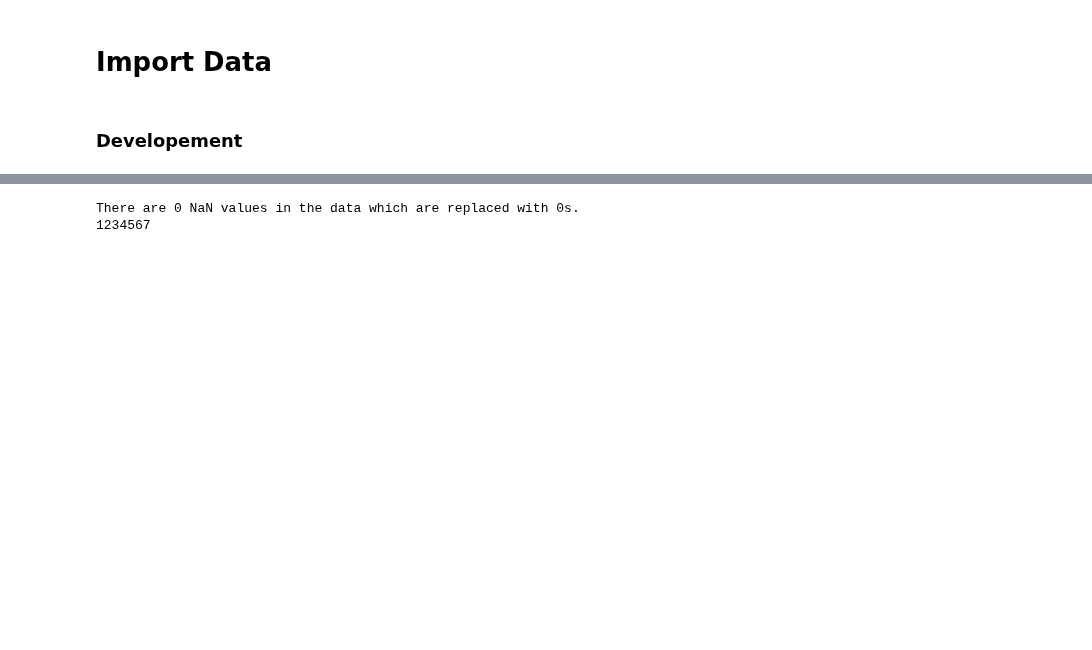
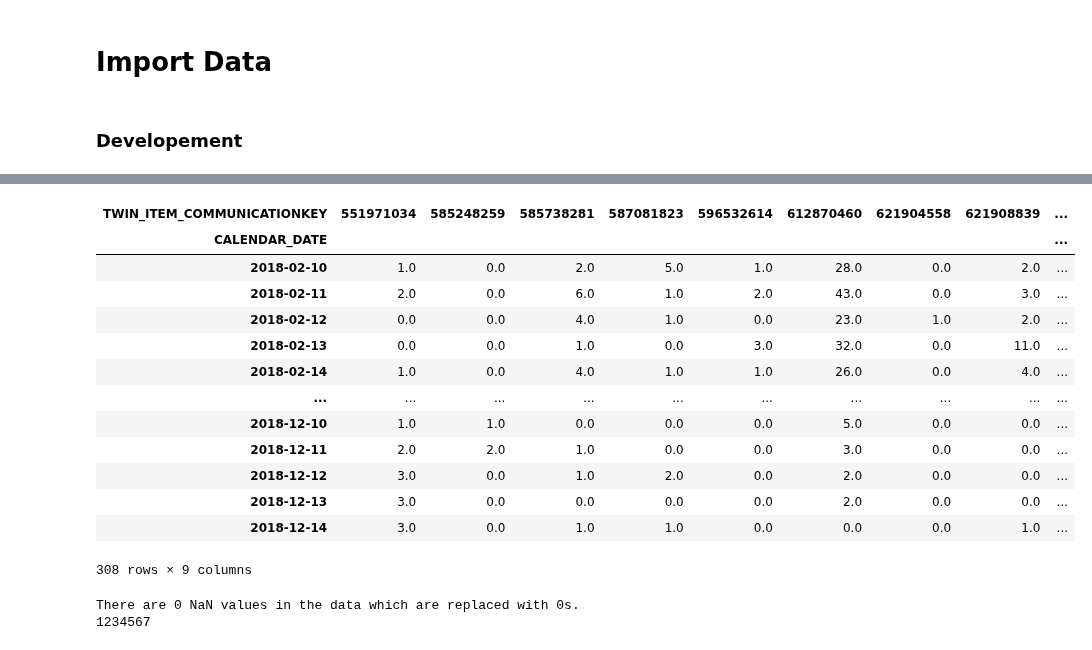
Before and after one commit to chrisnhr/Diplom, a Jupyter notebook: bootstrapping.ipynb, the cells around one changed output, grey strips where cells are left out. Saved outputs shown, nothing was run; the diff lists cells and outputs as text; code cells hidden in the pictures; blank space fills up the shorter version.

```diff
--- a/bootstrapping.ipynb
+++ b/bootstrapping.ipynb
@@ -149,3 +207,20 @@ class Sampling:
+# %%
+twin
+# %% [output]
+| TWIN_ITEM_COMMUNICATIONKEY | 551971034 | 585248259 | 585738281 | 587081823 | 596532614 | 612870460 | 621904558 | 621908839 | ... |
+| CALENDAR_DATE |  |  |  |  |  |  |  |  | ... |
+| 2018-02-10 | 1.0 | 0.0 | 2.0 | 5.0 | 1.0 | 28.0 | 0.0 | 2.0 | ... |
+| 2018-02-11 | 2.0 | 0.0 | 6.0 | 1.0 | 2.0 | 43.0 | 0.0 | 3.0 | ... |
+| 2018-02-12 | 0.0 | 0.0 | 4.0 | 1.0 | 0.0 | 23.0 | 1.0 | 2.0 | ... |
+| 2018-02-13 | 0.0 | 0.0 | 1.0 | 0.0 | 3.0 | 32.0 | 0.0 | 11.0 | ... |
+| 2018-02-14 | 1.0 | 0.0 | 4.0 | 1.0 | 1.0 | 26.0 | 0.0 | 4.0 | ... |
+| ... | ... | ... | ... | ... | ... | ... | ... | ... | ... |
+| 2018-12-10 | 1.0 | 1.0 | 0.0 | 0.0 | 0.0 | 5.0 | 0.0 | 0.0 | ... |
+| 2018-12-11 | 2.0 | 2.0 | 1.0 | 0.0 | 0.0 | 3.0 | 0.0 | 0.0 | ... |
+| 2018-12-12 | 3.0 | 0.0 | 1.0 | 2.0 | 0.0 | 2.0 | 0.0 | 0.0 | ... |
+| 2018-12-13 | 3.0 | 0.0 | 0.0 | 0.0 | 0.0 | 2.0 | 0.0 | 0.0 | ... |
+| 2018-12-14 | 3.0 | 0.0 | 1.0 | 1.0 | 0.0 | 0.0 | 0.0 | 1.0 | ... |
+308 rows × 9 columns
 # %%
 #alle rechenoperationen, die ich loope
 #windows M windows, für num_samples
```
Also changed, not shown: parts of 5 cells of this notebook, 1 other file.
